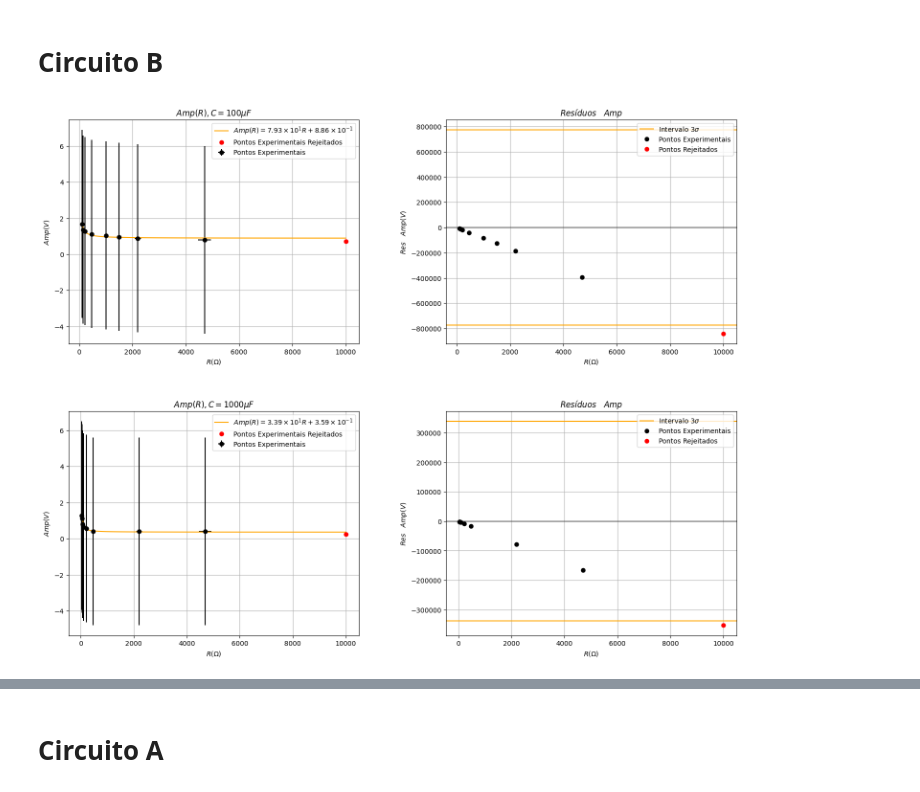
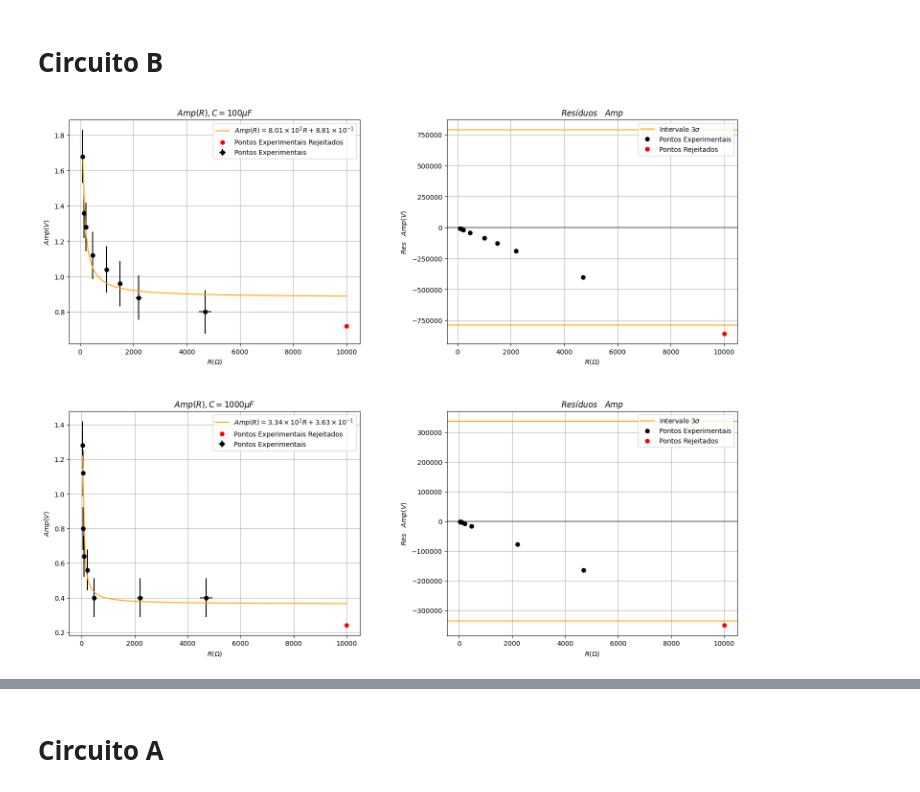
Before and after one commit to tivg0/labs-II, a Jupyter notebook: eletr/semana2/Fontes.ipynb, the cells around one changed output, grey strips where cells are left out. Cells and saved outputs as stored; diff of their text form; code cells hidden in the pictures.

```diff
--- a/eletr/semana2/Fontes.ipynb
+++ b/eletr/semana2/Fontes.ipynb
@@ -13,16 +13,16 @@ freq = 50
 # %% [markdown]
 # **Circuito B**
 # %%
-R100B, uR100B, amp100B, uAmp100B, peak100B, uPeak100B, iAC100B, uIAC100B, iDC100B, uIDC100B, R1000B, uR1000B, amp1000B, uAmp1000B, peak1000B, uPeak1000B, iAC1000B, uIAC1000B, iDC1000B, uIDC1000B = getData("dados3.txt",skip=0)
+R100B, uR100B, amp100B, uAmp100B, peak100B, uPeak100B, iAC100B, uIAC100B, iDC100B, uIDC100B, R1000B, uR1000B, amp1000B, uAmp1000B, peak1000B, uPeak1000B, iAC1000B, uIAC1000B, iDC1000B, uIDC1000B = getData("dados3v2.txt",skip=1)
 
 mask = np.isnan(amp1000B)
 R1000B, uR1000B, amp1000B, uAmp1000B, peak1000B, uPeak1000B, iAC1000B, uIAC1000B, iDC1000B, uIDC1000B = R1000B[~mask], uR1000B[~mask], amp1000B[~mask], uAmp1000B[~mask], peak1000B[~mask], uPeak1000B[~mask], iAC1000B[~mask], uIAC1000B[~mask], iDC1000B[~mask], uIDC1000B[~mask]
 
 R100B, amp100B, uR100B, uAmp100B, peak100B, uPeak100B, iAC100B, uIAC100B, iDC100B, uIDC100B = R100B[1:-5], amp100B[1:-5], uR100B[1:-5], uAmp100B[1:-5], peak100B[1:-5], uPeak100B[1:-5], iAC100B[1:-5], uIAC100B[1:-5], iDC100B[1:-5], uIDC100B[1:-5]
 
 adjusts = plotColumnReg([R100B,R1000B],[amp100B,amp1000B],[uR100B,uR1000B],[uAmp100B,uAmp1000B],["Amp(R), C=100 μF","Amp(R), C=1000 μF"],["R(\Omega)","R(\Omega)"],["Amp(V)","Amp(V)"],f,tol=3)
 # %% [output]
-[figure, old version]
+[figure, new version]
 # %%
 ampT100B = peak100B/(freq*R100B*100e-6)
 uAmpT100B = np.sqrt((uPeak100B/(freq*R100B*100e-6))**2+(peak100B/(freq*R100B**2*100e-6)*uR100B)**2)
```
Also changed, not shown: parts of 5 cells of this notebook, 2 other files.
